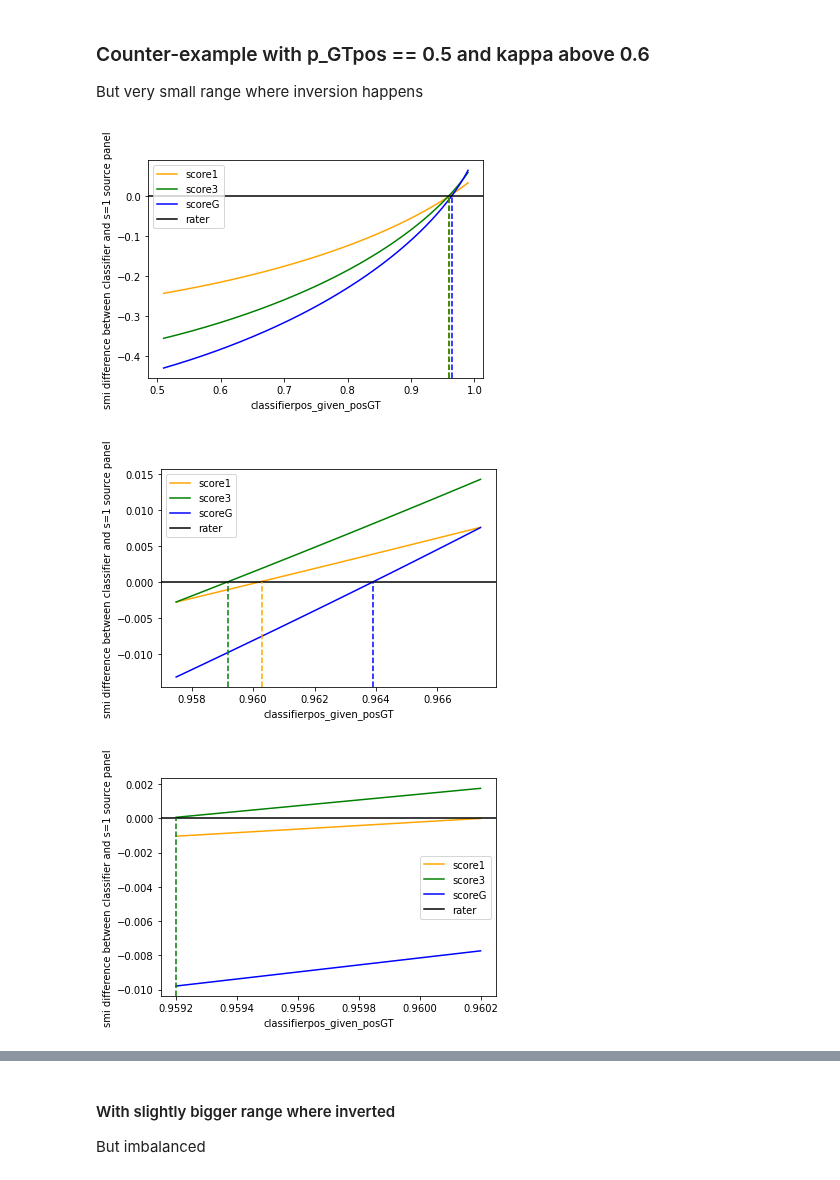
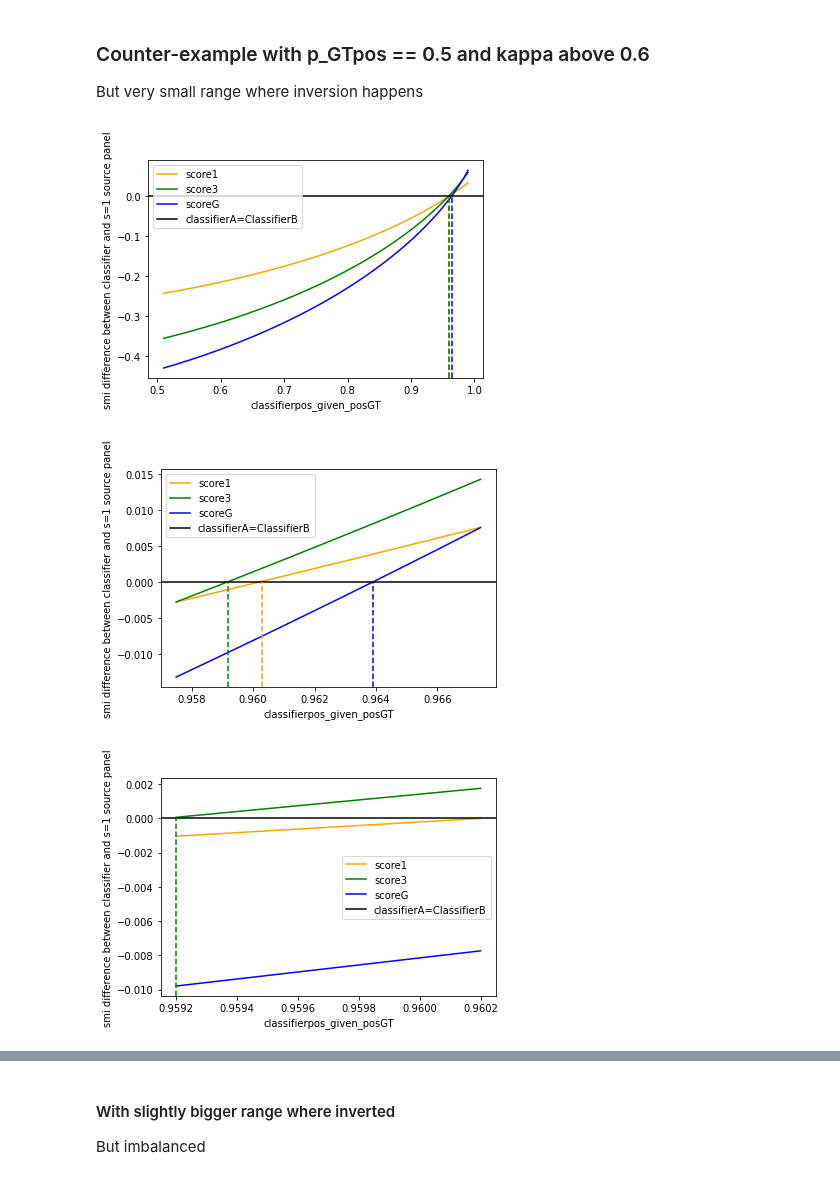
Before and after one commit to presnick/surveyequivalence, a Jupyter notebook: simulations/simulations_notebook.ipynb, the cells around one changed output, grey strips where cells are left out. Drawn from its saved outputs; the diff is of its cells as text; code cells hidden in the pictures.

Commit message:
updates to simulations, plus creation of joint distribution plots

```diff
--- a/simulations/simulations_notebook.ipynb
+++ b/simulations/simulations_notebook.ipynb
@@ -587,0 +664,8 @@ class PowerCurve:
+# %%
+s = Scenario(p_GTpos=.5,
+                p_raterpos_given_posGT=.85,
+                p_raterpos_given_negGT=.07,
+                p_classifierpos_given_posGT=.96,
+                p_classifierpos_given_negGT=.2,
+                source_combiner="majority",
+                scorer="cross_entropy")
@@ -763,7 +886,7 @@ panel size &  Inter-Panel Reliability &    score \\
 ## Plot classifier noise vs. score difference between classifier and s=1 source panel, for t=1, 3, inf
 # %%
 # Plot y-axis as difference in score between classifier and s=1 panel
-def non_monotonicity_figure(scenarios):
+def non_monotonicity_figure(scenarios, save_to_file=None):
 
     noise_values = [scen.p_classifierpos_given_posGT for scen in scenarios]
 
@@ -788,7 +911,7 @@ def non_monotonicity_figure(scenarios):
     ax.plot(noise_values, get_values(1), label='score1', color="orange")
     ax.plot(noise_values, get_values(3), label='score3', color="green")
     ax.plot(noise_values, get_values("inf"), label='scoreG', color="blue")
-    ax.axhline(y=0, color="black", label='rater')
+    ax.axhline(y=0, color="black", label='classifierA=ClassifierB')
 
     x,y = ax.get_ylim()
     ymax_as_percent = (0-x)/(y-x)
@@ -810,6 +933,10 @@ def non_monotonicity_figure(scenarios):
     # Add a legend
     ax.legend()
 
+    # Save the figure in tikz format
+    if save_to_file:
+        tikzplotlib.save(save_to_file)
+
     # Show the plot
     plt.show()
 # %%
@@ -1070,7 +1197,8 @@ def make_inverted_range_figure(
         scorer="acc",
         strict=False,
         increment=.01,
-        inverted_rater_equiv=False
+        inverted_rater_equiv=False,
+        save_to_file=None
 ):
 
     inversions = get_inverted_scenarios(
@@ -1088,7 +1216,7 @@ def make_inverted_range_figure(
         if inverted_rater_equiv:
             rater_equiv_inversion_figure(inversions)
         else:
-            non_monotonicity_figure(inversions)
+            non_monotonicity_figure(inversions, save_to_file=save_to_file)
     else:
         print("No values of p_classifierpos_given_posGT with bad ordering")
 # %% [markdown]
@@ -1128,7 +1256,7 @@ def grid_search(p_classifierpos_given_negGT=.1, source_combiner="ABC_soft", scor
                     rows.append([p_GTpos/100, p_raterpos_given_posGT/100, p_raterpos_given_negGT/100, p_classifierpos_given_negGT, left, right, strict_left, strict_right, rater_equiv_vs_inf, kappa])
     return pd.DataFrame(rows, columns=["p_GTpos", "p_raterpos_given_posGT", "p_raterpos_given_negGT", "p_classifierpos_given_negGT", "min p_classifierpos_given_posGT", "max p_classifierpos_given_posGT", "strict min", "strict max", "rater_equiv_vs_inf", "kappa", ])
 # %%
-def show_row(row, source_combiner="ABC_soft", scorer="smi", increment=.0001, inverted_rater_equiv=False):
+def show_row(row, source_combiner="ABC_soft", scorer="smi", increment=.0001, inverted_rater_equiv=False, save_to_file=None):
     # whole range
     scenarios = make_scenarios(
         p_GTpos=row.loc["p_GTpos"],
@@ -1160,7 +1288,9 @@ def show_row(row, source_combiner="ABC_soft", scorer="smi", increment=.0001, inv
         scorer = scorer,
         increment=increment,
         strict=False,
-        inverted_rater_equiv=inverted_rater_equiv)
+        inverted_rater_equiv=inverted_rater_equiv,
+        save_to_file=save_to_file)
+
 
     # strict inversion zone
     make_inverted_range_figure(
@@ -1207,10 +1337,10 @@ But very small range where inversion happens
 # %%
 row = df1.iloc[751]
 # %%
-scenarios = show_row(row)
+scenarios = show_row(row, save_to_file="cross_entropy_inversion.tikz")
 # %% [output]
-[figure, old version]
+[figure, new version]
-[figure, old version]
+[figure, new version]
-[figure, old version]
+[figure, new version]
 # %%
 row
```
Also changed, not shown: parts of 15 cells of this notebook, 3 other files.
